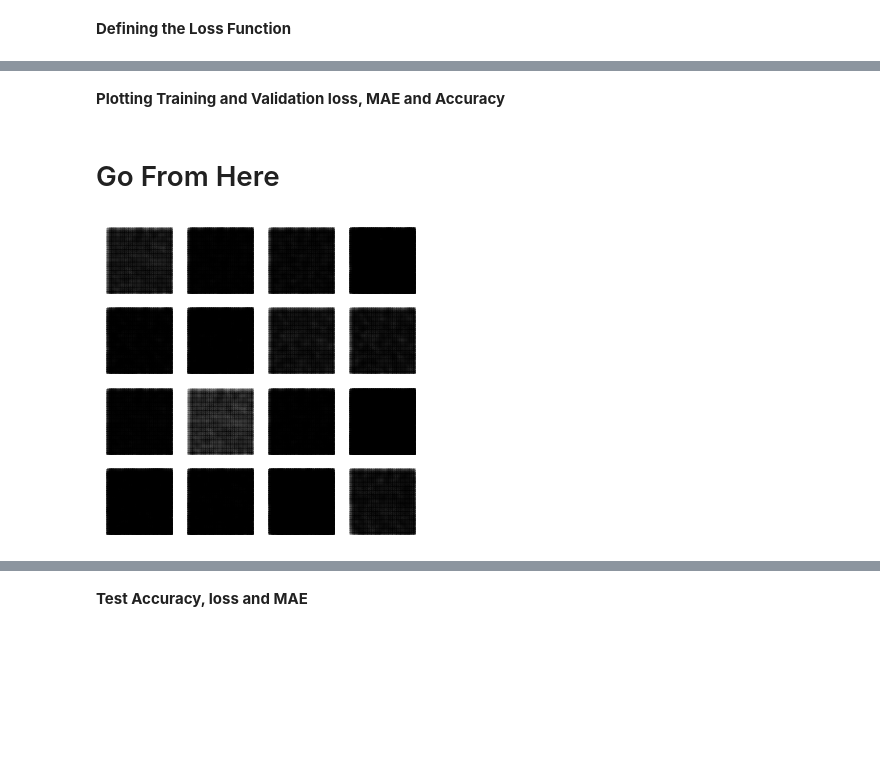
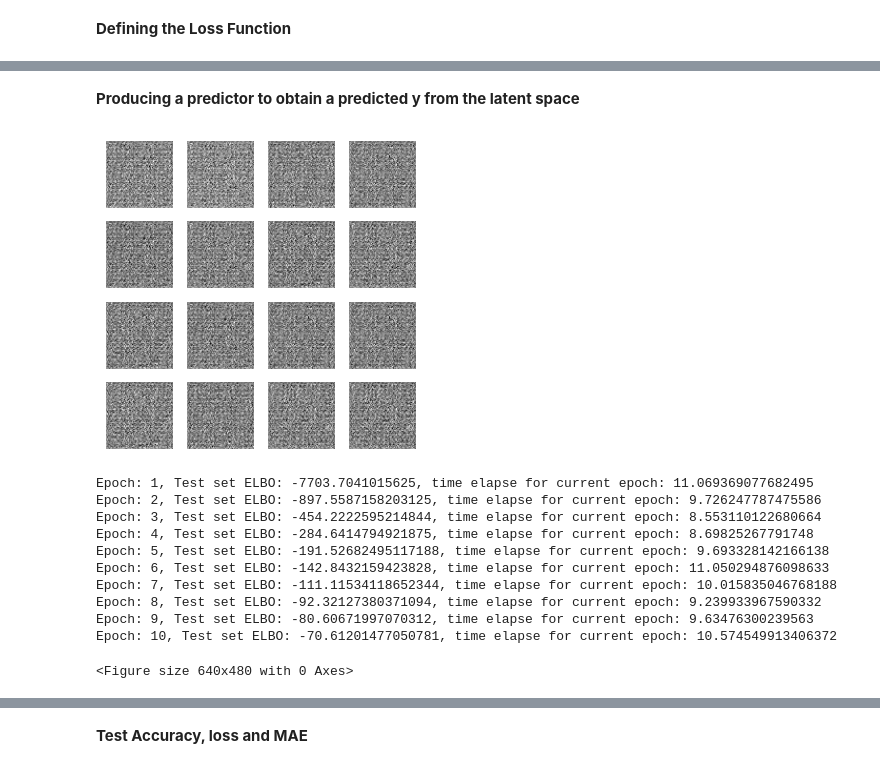
Before and after one commit to ruthhodgson/vae_for_qepet, a Jupyter notebook: Classification_RunID.ipynb, the cells around one changed output, grey strips where cells are left out. Saved outputs shown, nothing was run; the diff lists cells and outputs as text; code cells hidden in the pictures; blank space fills up the shorter version.

```diff
--- a/Classification_RunID.ipynb
+++ b/Classification_RunID.ipynb
@@ -578,8 +578,8 @@ def loss_func(model, image):
     return -tf.reduce_mean(log_p_im_z+log_p_z-log_q_z_im)
 
 @tf.function
-def training(model, image, optim):
+def training_vae(model, image, vae_optim):
     with tf.GradientTape() as tape:
-        loss = loss_func(model, image)
-    gradients = tape.gradient(loss, model.trainable_variables)
-    optim.apply_gradients(zip(gradients, model.trainable_variables))
+        vae_loss = loss_func(model, image)
+    vae_gradients = tape.gradient(vae_loss, model.trainable_variables)
+    optim.apply_gradients(zip(vae_gradients, model.trainable_variables))
@@ -593,6 +593,6 @@ num_examples = 16
 random_vector = tf.random.normal(shape=[num_examples, latent_dim])
 
 model = ConVAE(latent_dim)
-# %% [markdown]
-**Plotting Training and Validation loss,  MAE and Accuracy**
+# %% [markdown]
+**Producing a predictor to obtain a predicted y from the latent space**
 # %%
@@ -615,12 +613,28 @@ for batch_test in test_dataset.take(1):
-# %% [markdown]
-# Go From Here
 # %%
-visuals(model, 0, test_sample)
 
-for epoch in range(1, 2):
+
+for epoch in range(1, epochs + 1):
     start_t = time.time()
     for train_x in train_dataset:
-        training(model, train_x, optim)
+        training_vae(model, train_x, optim)
     end_t = time.time()
+
+    loss = tf.keras.metrics.Mean()
+    for test_x in test_dataset:
+        loss(loss_func(model, test_x))
+    elbo = -loss.result()
+    # clear_output(wait=False)
+    print(f'Epoch: {epoch}, Test set ELBO: {elbo}, time elapse for current epoch: {end_t - start_t}')
 # %% [output]
-[figure, old version]
+[figure, new version]
+Epoch: 1, Test set ELBO: -7703.7041015625, time elapse for current epoch: 11.069369077682495
+Epoch: 2, Test set ELBO: -897.5587158203125, time elapse for current epoch: 9.726247787475586
+Epoch: 3, Test set ELBO: -454.2222595214844, time elapse for current epoch: 8.553110122680664
+Epoch: 4, Test set ELBO: -284.6414794921875, time elapse for current epoch: 8.69825267791748
+Epoch: 5, Test set ELBO: -191.52682495117188, time elapse for current epoch: 9.693328142166138
+Epoch: 6, Test set ELBO: -142.8432159423828, time elapse for current epoch: 11.050294876098633
+Epoch: 7, Test set ELBO: -111.11534118652344, time elapse for current epoch: 10.015835046768188
+Epoch: 8, Test set ELBO: -92.32127380371094, time elapse for current epoch: 9.239933967590332
+Epoch: 9, Test set ELBO: -80.60671997070312, time elapse for current epoch: 9.63476300239563
+Epoch: 10, Test set ELBO: -70.61201477050781, time elapse for current epoch: 10.574549913406372
+<Figure size 640x480 with 0 Axes>
```
Also changed, not shown: parts of 13 cells of this notebook, 11 other files.
